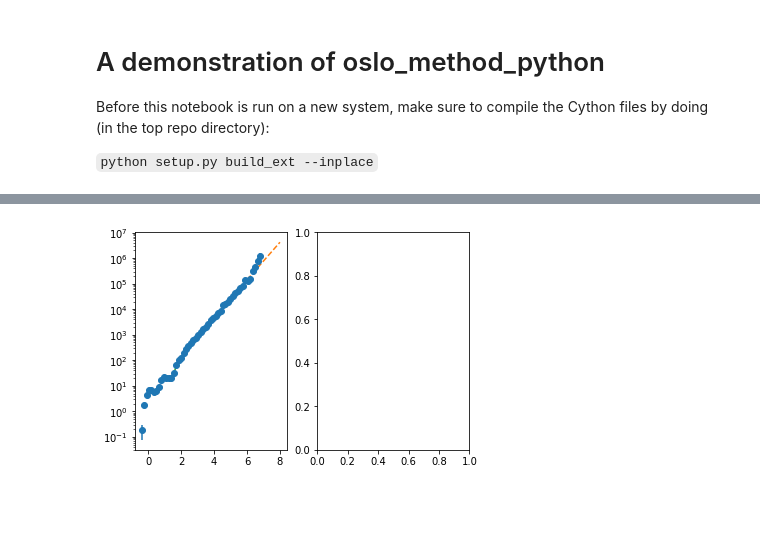
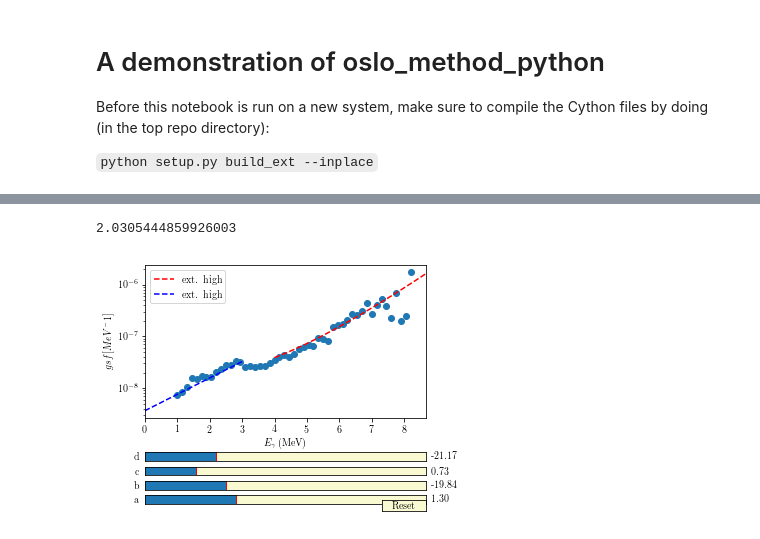
Before and after one commit to fzeiser/oslo_method_python, a Jupyter notebook: notebooks/develop.ipynb, the cells around one changed output, grey strips where cells are left out. Cells and saved outputs as stored; diff of their text form; code cells hidden in the pictures; blank space fills up the shorter version.

```diff
--- a/notebooks/develop.ipynb
+++ b/notebooks/develop.ipynb
@@ -360,9 +302,55 @@ Result from find_norm / differential evolution:
-# %%
-yscale ="log"
-fig, (ax1,ax2) = plt.subplots(1,2)
-ax1.errorbar(rho_fit[:,0],rho_fit[:,1],yerr=rho_fit[:,2],fmt="o")
-ax1.plot(nld_ext[:,0],nld_ext[:,1],"--")
-ax1.plot(discretes[:,0],discretes[:,1],"-")
-ax1.set_yscale(yscale)
-# %% [output]
-[figure, removed]
+# %%
+## normalization of the gsf
+# choose a spincut model and give it's parameters
+spincutModel="EB05"
+spincutPars={"mass":164, "NLDa":17.75, "Eshift":0.38} # some dummy values
+
+makePlot = True
+interactive = True
+# input parameters:
+# Emid_Eg, rho_in, T_in in MeV, MeV^-1, 1
+# Jtarget in 1
+# D0 in eV
+# Gg in meV
+# Sn in MeV
+Jtarget = 0
+D0 = 62 # eV (of the A-1 nucleus(!))
+Gg = 113 # meV
+Sn = 7.658 # MeV
+
+# extrapolations
+gsf_ext_range = np.array([0,3.,4., Sn+1])
+pext = {'gsf_ext_low': np.array([  0.72980763, -21.17427936]),
+ 'gsf_ext_high': np.array([  1.29711533, -19.83504859])}
+print(alpha_norm)
+# assumptions in normalization: swave (currently); and equal parity
+normMethod="standard" #-- like in normalization.c/Larsen2011 eq (26)
+# normMethod="test" # -- test derived directly from Bartolomew
+
+try:
+    dim = rho_fit.shape[1]
+    if dim == 3:
+        rho_fit_err = rho_fit[:,2]
+        rho_fit_mean = rho_fit[:,1]
+    elif dim == 2:
+        rho_fit_mean = rho_fit[:,1]
+except IndexError:
+        pass
+
+gsf_ens = [vec for vec in gsf_ens_initialMeV]
+gsf_mean = np.mean([vec.values for vec in gsf_ens], axis=0)
+#gsf_std = np.std([vec.values for vec in gsf_ens], axis=0)
+
+normGSF = om.NormGSF(gsf=np.c_[gsf_ens[0].E_array,gsf_mean],
+                       method=normMethod,
+                       Jtarget=Jtarget, D0=D0, Gg=Gg, Sn=Sn,
+                       alpha_norm=alpha_norm,
+                       pext=pext, ext_range = gsf_ext_range,
+                       spincutModel=spincutModel, spincutPars=spincutPars,
+                       nld=np.c_[rho_ens[0].E_array,rho_fit_mean], nld_ext=nld_ext)
+
+normGSF.normalizeGSF(makePlot=makePlot,
+                     interactive=interactive)
+# %% [output]
+2.0305444859926003
+[figure, added]
```
Also changed, not shown: parts of 14 cells of this notebook, 1 other file.
